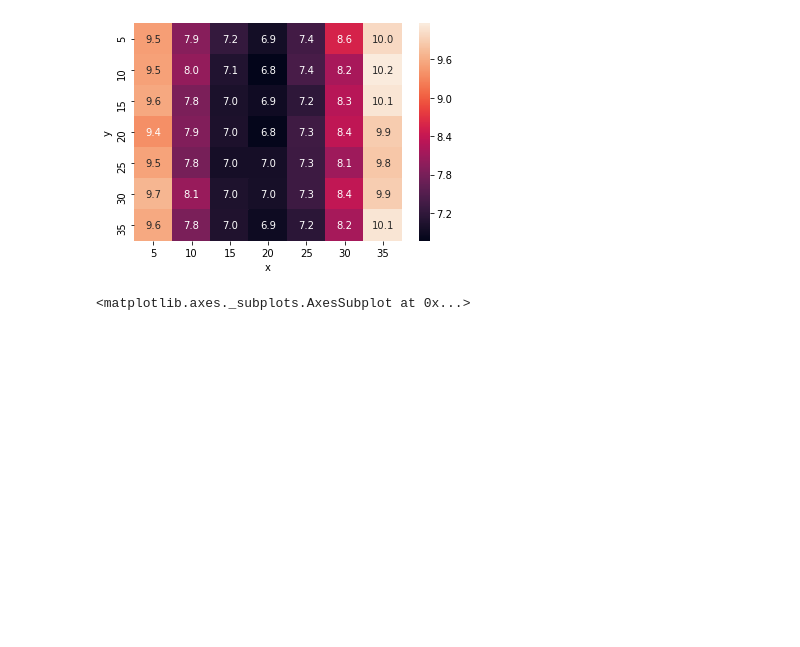
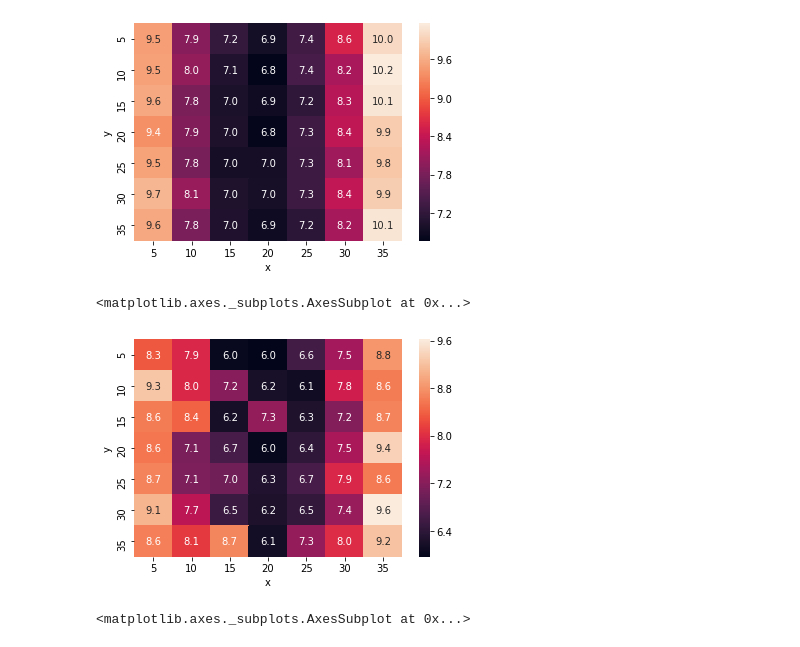
Before and after one commit to faaizT/CausalTwinAssessment, a Jupyter notebook: ELBO Analysis.ipynb, the cells around one changed output. Cells and saved outputs as stored; diff of their text form; code cells hidden in the pictures; blank space fills up the shorter version.

```diff
--- a/ELBO Analysis.ipynb
+++ b/ELBO Analysis.ipynb
@@ -18,6 +18,16 @@ sns.heatmap(test_losses, vmax=test_losses.values.max(), vmin=test_losses.values.
 # %% [output]
 <matplotlib.axes._subplots.AxesSubplot at 0x...>
 [figure]
+# %%
+import pandas as pd
+import seaborn as sns
+import numpy as np
+test_losses = pd.read_csv("/data/localhost/taufiq/model-learn-policy-posterior-initial-states-wd_0.1-lr_0.0001/outputs.csv")
+test_losses = test_losses.pivot_table(index="y", columns="x", values="test loss", aggfunc=np.min)
+sns.heatmap(test_losses, vmax=test_losses.values.max(), vmin=test_losses.values.min(), annot=True, fmt='.1f')
+# %% [output]
+<matplotlib.axes._subplots.AxesSubplot at 0x...>
+[figure, added]
 # %%
 policy_acc = pd.read_csv("/data/localhost/taufiq/model-wd-2/accuracy.csv")
 policy_acc = policy_acc.pivot_table(index="y", columns="x", values="policy accuracy", aggfunc=np.max)
```
Also changed, not shown: parts of 2 cells of this notebook.
